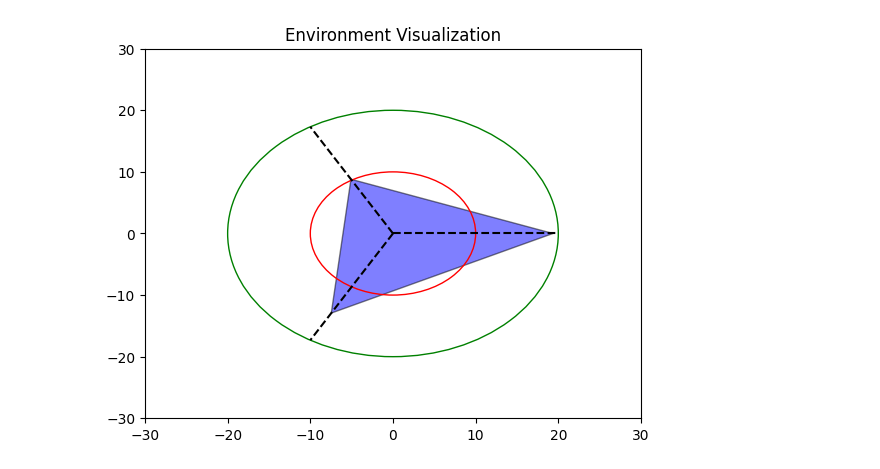
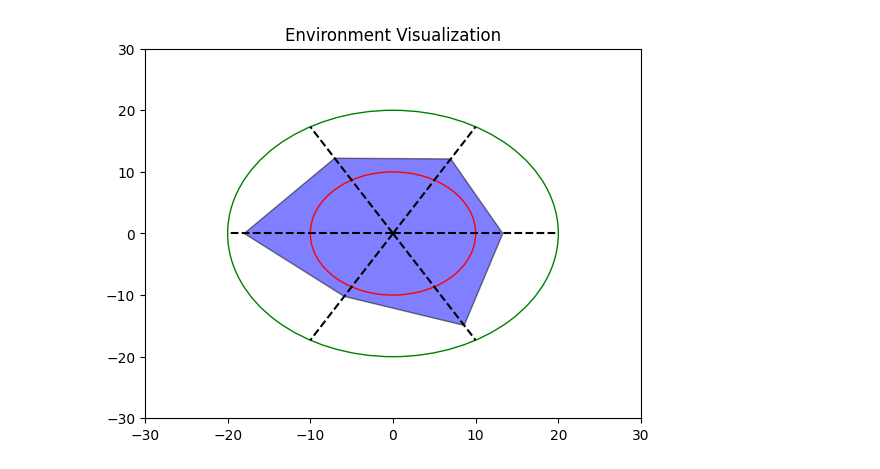
Before and after one commit to GAtemROU/rnn-path-integration, a Jupyter notebook: data_generation/data_env_tester.ipynb, the cells around one changed output. Saved outputs shown, nothing was run; the diff lists cells and outputs as text; code cells hidden in the pictures.

```diff
--- a/data_generation/data_env_tester.ipynb
+++ b/data_generation/data_env_tester.ipynb
@@ -1,9 +1,9 @@
 # %%
 from Environment import Environment
-env = Environment(3, 10, 20)
+env = Environment(6, 10, 20)
 env.visualize(True)
 # %% [output]
-[figure, old version]
+[figure, new version]
 # %%
 from Agent import Agent
 import math
```
Also changed, not shown: parts of 2 cells of this notebook, 5 other files.
